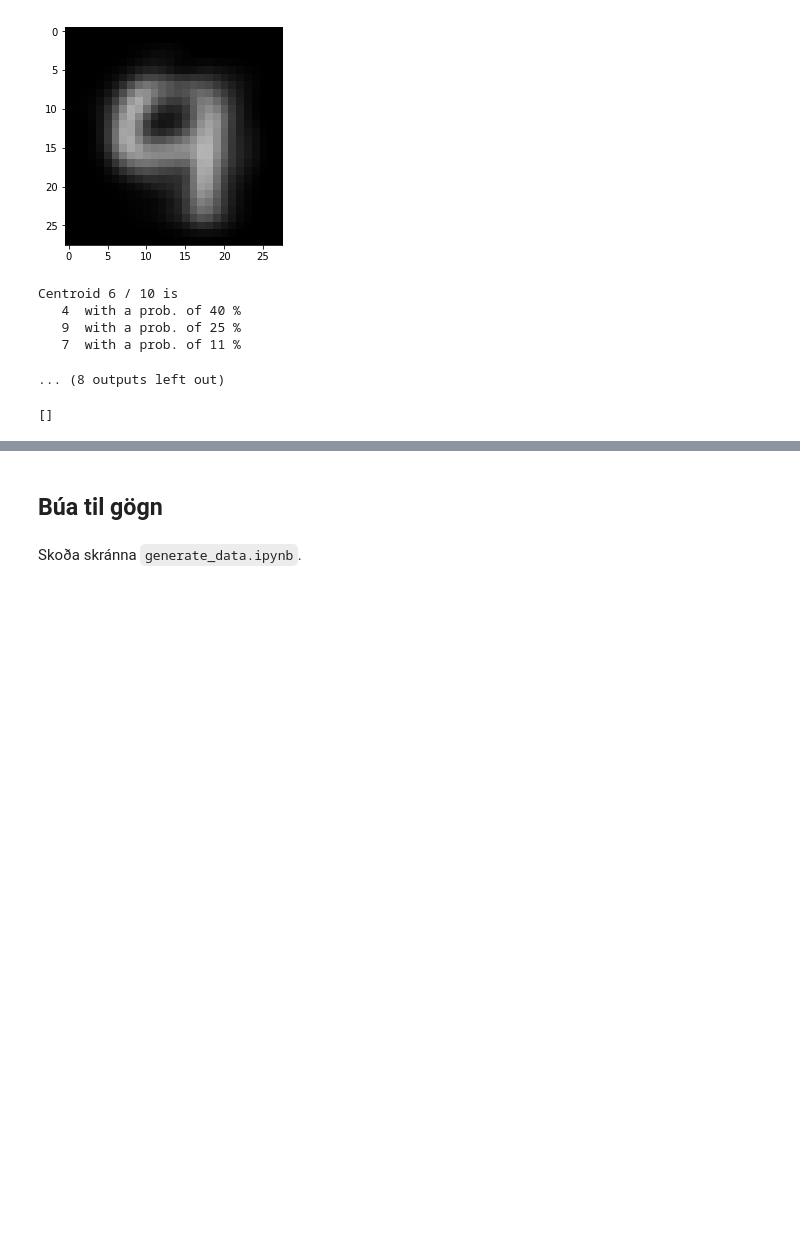
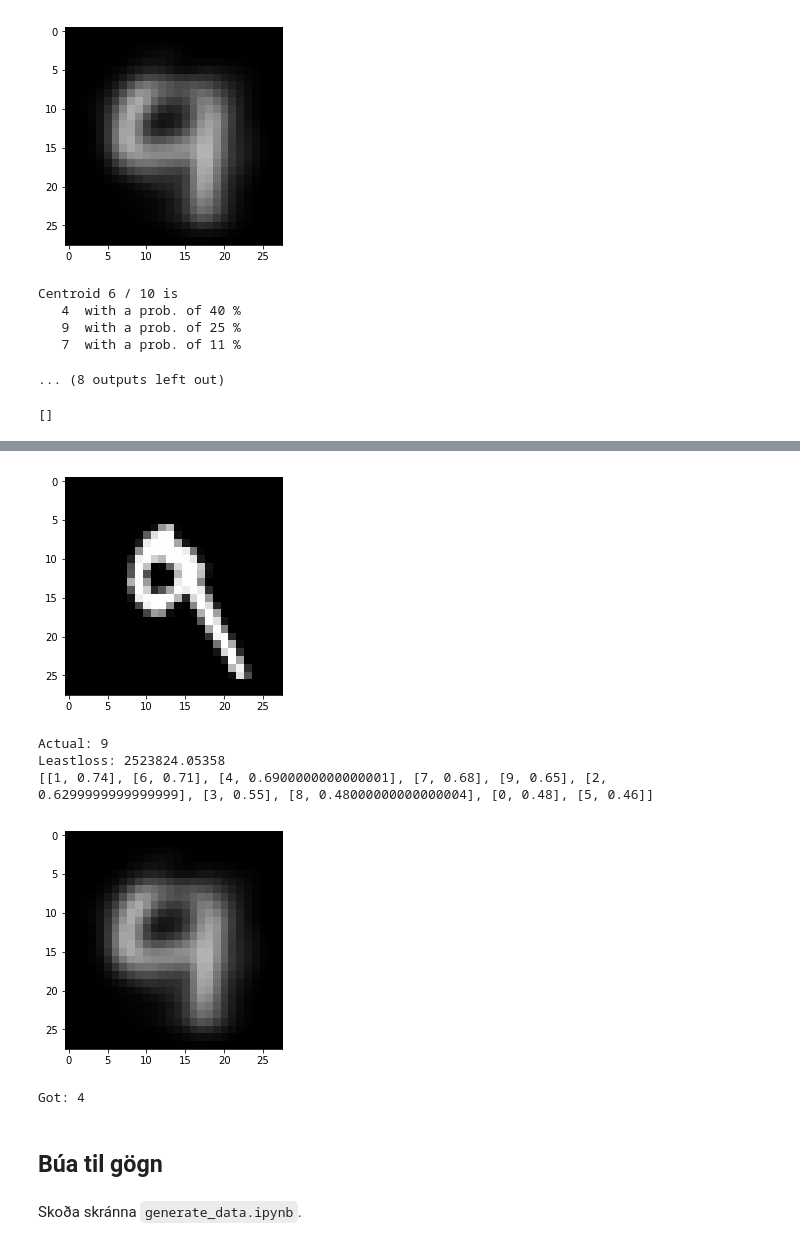
Before and after one commit to davidhs/rei201verkefni1, a Jupyter notebook: skilaverkefni1.ipynb, the cells around one changed output, grey strips where cells are left out. Cells and saved outputs as stored; diff of their text form; code cells hidden in the pictures; blank space fills up the shorter version.

```diff
--- a/skilaverkefni1.ipynb
+++ b/skilaverkefni1.ipynb
@@ -241,18 +269,25 @@ def testzq(bundle, images, labels):
     N = len(images)
     N_correct = 0
     N_incorrect = 0
+    list_correct = []
+    list_incorrect = []
 
     for i in range(N):
         label = int(labels[i][0])
         digit = classifier(images[i])
         if digit == label:
             N_correct += 1
+            list_correct += [i]
         else:
             N_incorrect += 1
+            list_incorrect += [i]
         #print("Classified digit:", digit)
         #print("Actual digit:", b_label)
     print("Nr. of corrects:", N_correct)
     print("Nr. of incorrects:", N_incorrect)
     print("% correct:", int(100 * (N_correct / N)), "%")
+    print("% error:", int(100 * (N_incorrect / N)), "%")
+
+    return (list_correct, list_incorrect)
 # %%
 print("k = 10")
@@ -283,0 +319,9 @@ k = 10
+# %%
+print("k = 10")
+lc10 = testzq(bundle10, B_images, B_labels)
+print()
+print("k = 20")
+lc20 = testzq(bundle20, B_images, B_labels)
+print()
+print("k = 30")
+lc30 = testzq(bundle30, B_images, B_labels)
@@ -284,3 +346,13 @@ k = 10
+# %%
+zidx = 2
+testzzz(lc10[1][zidx], bundle10, B_images, B_labels)
+# %% [output]
+[figure, added]
+Actual: 9
+Leastloss: 2523824.05358
+[[1, 0.74], [6, 0.71], [4, 0.6900000000000001], [7, 0.68], [9, 0.65], [2, 0.6299999999999999], [3, 0.55], [8, 0.48000000000000004], [0, 0.48], [5, 0.46]]
+[figure, added]
+Got: 4
 # %% [markdown]
 ## Búa til gögn
 # %% [markdown]
```
Also changed, not shown: parts of 5 cells of this notebook.
